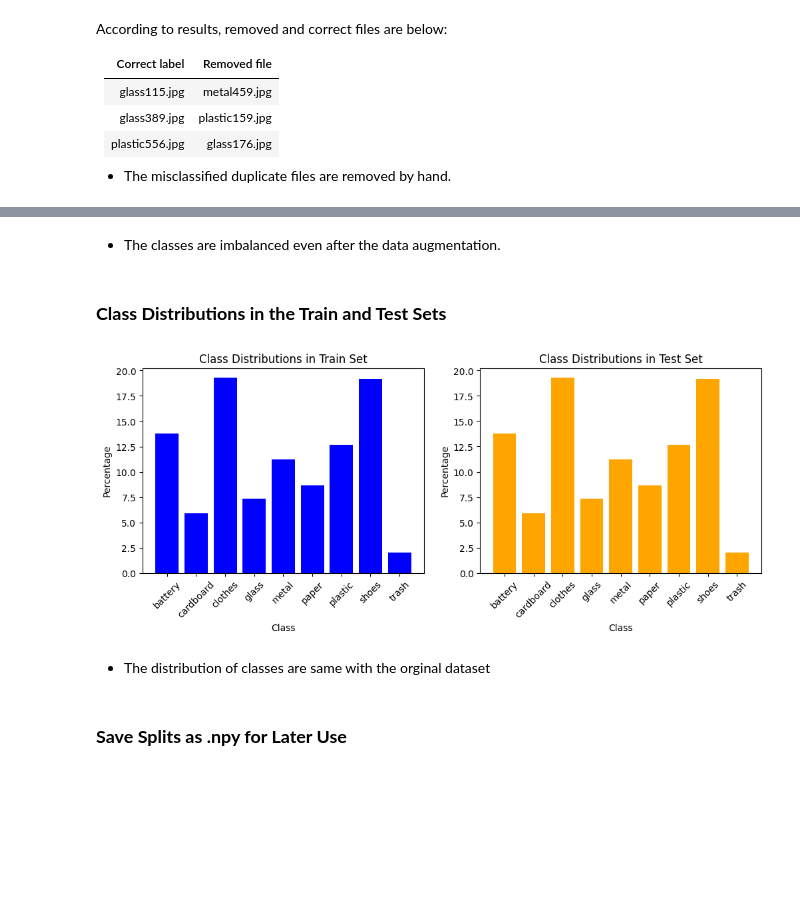
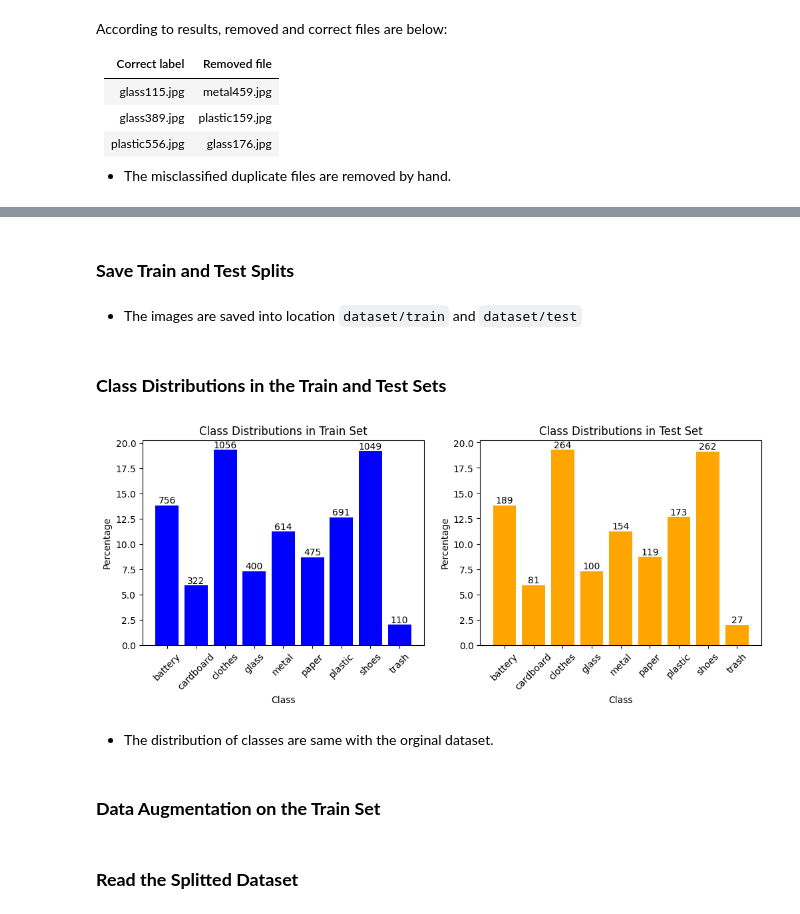
Before and after one commit to merensoykok/Waste-Classification-by-Image, a Jupyter notebook: Week5.ipynb, the cells around one changed output, grey strips where cells are left out. Drawn from its saved outputs; the diff is of its cells as text; code cells hidden in the pictures; blank space fills up the shorter version.

```diff
--- a/Week5.ipynb
+++ b/Week5.ipynb
@@ -12,8 +14,8 @@ def calculate_hash(file_path):
         image_hash = hashlib.md5(f.read()).hexdigest()
     return image_hash
 # %%
-main_folder = "dataset"
-classes = os.listdir("dataset")
+main_folder = "dataset_raw"
+classes = os.listdir(main_folder)
 
 hash_dict = {}
 duplicates = []
@@ -123,21 +130,0 @@ X_train, X_test, y_train, y_test = train_test_split(X, y, test_size=0.2, random_
-# %%
-# Unique classes in the dataset
-classes = np.unique(y)
-
-# Count occurrences of each class in the dataset
-dataset_counts = np.bincount(y, minlength=len(classes))
-
-# Convert counts to percentages
-dataset_percentages = (dataset_counts / len(y)) * 100
-
-# Plot class distributions for the dataset
-fig, ax = plt.subplots(1, 1, figsize=(6,4))
-decoded_labels = label_encoder.inverse_transform(classes)
-
-ax.bar(classes, dataset_percentages, color='purple')
-ax.set_title('Class Distributions in the Dataset')
-ax.set_xlabel('Class')
-ax.set_ylabel('Percentage')
-ax.set_xticks(range(len(classes)), decoded_labels, rotation=45)
-
-plt.show()
@@ -146,2 +131,2 @@ plt.show()
-# %% [markdown]
-* The classes are imbalanced even after the data augmentation.
+# %% [markdown]
+### **Save Train and Test Splits**
@@ -148,35 +155,47 @@ plt.show()
+# %% [markdown]
+* The images are saved into location `dataset/train` and `dataset/test`
 # %% [markdown]
 ### **Class Distributions in the Train and Test Sets**
 # %%
 # Count occurrences of each class in y_train and y_test
 train_counts = np.bincount(y_train, minlength=len(classes))
 test_counts = np.bincount(y_test, minlength=len(classes))
 
 # Convert counts to percentages
 train_percentages = (train_counts / len(y_train)) * 100
 test_percentages = (test_counts / len(y_test)) * 100
 
 # Plot class distributions
 fig, ax = plt.subplots(1, 2, figsize=(12,4))
 
 # Plot class distribution for training set
+bars = ax[0].bar(classes, train_percentages, color='blue')
 ax[0].bar(classes, train_percentages, color='blue')
 ax[0].set_title('Class Distributions in Train Set')
 ax[0].set_xlabel('Class')
 ax[0].set_ylabel('Percentage')
-ax[0].set_xticks(range(len(classes)), decoded_labels, rotation=45)
+ax[0].set_xticks(range(len(classes)), classes, rotation=45)
+
+# Add counts on top of the bars for the test set
+for bar, count in zip(bars, train_counts):
+    height = bar.get_height()
+    ax[0].text(bar.get_x() + bar.get_width() / 2, height, f'{count}', ha='center', va='bottom')
 
 # Plot class distribution for testing set
+bars = ax[1].bar(classes, test_percentages, color='orange')
 ax[1].bar(classes, test_percentages, color='orange')
 ax[1].set_title('Class Distributions in Test Set')
 ax[1].set_xlabel('Class')
 ax[1].set_ylabel('Percentage')
-ax[1].set_xticks(range(len(classes)), decoded_labels, rotation=45)
+ax[1].set_xticks(range(len(classes)), classes, rotation=45)
+
+# Add counts on top of the bars for the test set
+for bar, count in zip(bars, test_counts):
+    height = bar.get_height()
+    ax[1].text(bar.get_x() + bar.get_width() / 2, height, f'{count}', ha='center', va='bottom')
 
 plt.show()
 # %% [output]
-[figure, old version]
+[figure, new version]
 # %% [markdown]
-* The distribution of classes are same with the orginal dataset
+* The distribution of classes are same with the orginal dataset.
-# %% [markdown]
-### **Save Splits as .npy for Later Use**
@@ -190,0 +202,2 @@ np.save(r'dataset_npy\y_test.npy', y_test)
+# %% [markdown]
+### **Data Augmentation on the Train Set**
@@ -190,0 +238,2 @@ np.save(r'dataset_npy\y_test.npy', y_test)
+# %% [markdown]
+### **Read the Splitted Dataset**
```
Also changed, not shown: parts of 17 cells of this notebook.
